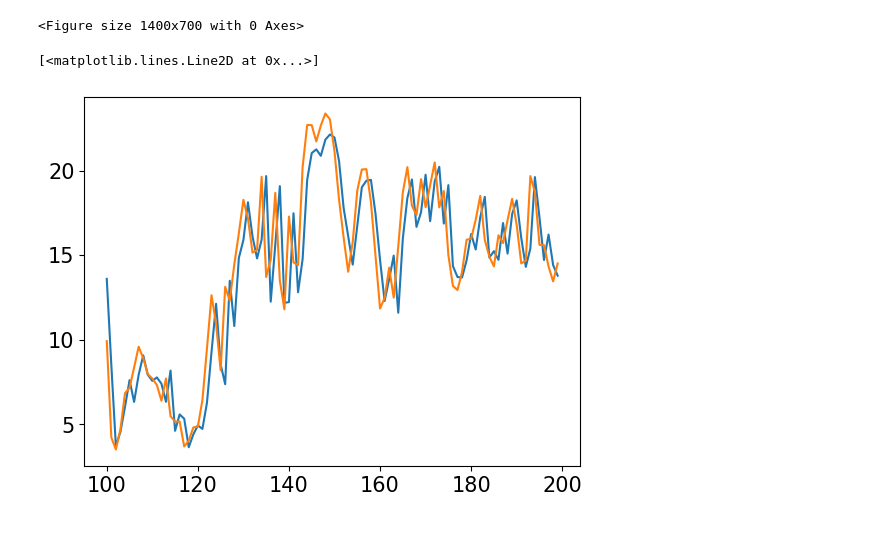
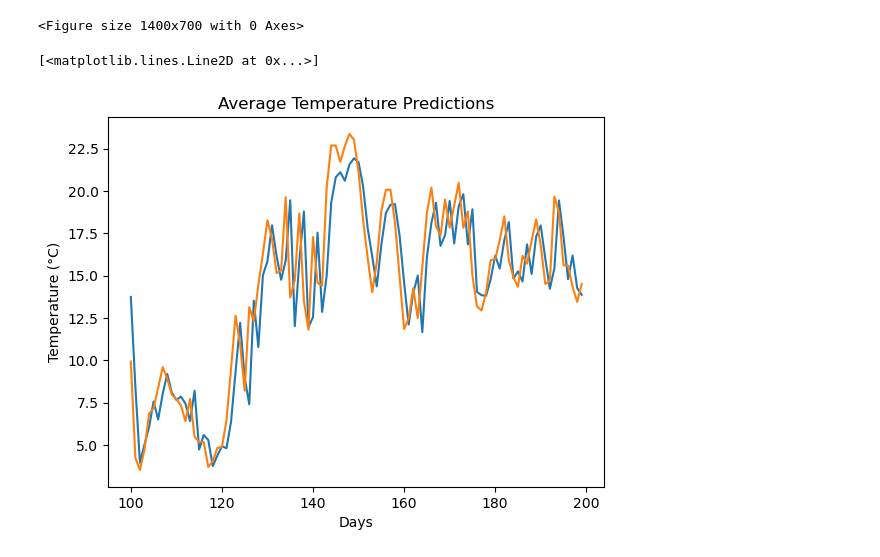
Before and after one commit to AliAlpOezer/Time-Series-Analysis, a Jupyter notebook: Time Series Forecasting.ipynb, the cells around one changed output. Cells and saved outputs as stored; diff of their text form; code cells hidden in the pictures.

```diff
--- a/Time Series Forecasting.ipynb
+++ b/Time Series Forecasting.ipynb
@@ -45,7 +48,7 @@ To begin our exploration, we will:
 This initial exploration will help us gain insights into the dataset and prepare it for further analysis and modeling.
 # %%
 # Read the datasetb
-weather_würzburg_df = pd.read_excel('C:/Users/AliAlpOezer/Desktop/Time Series Forecasting Papers &  relevant files/historische-wetterdaten-kompakt-1979-2021.xlsx', index_col=[0], parse_dates=[0])
+weather_würzburg_df = pd.read_excel('C:/Users/AliAlpOezer/Desktop/Time_Series_Forecasting_Papers_and_relevant_files/historische-wetterdaten-kompakt-1979-2021.xlsx', index_col=[0], parse_dates=[0])
 # %%
 # Inspect the first few rows
 print(weather_würzburg_df.head())
@@ -283,8 +521,8 @@ def df_to_X_y(df, window_size=5):
     return np.array(X), np.array(y)
 
 window_size = 5  # Adjust the window size as needed
-X_train, y_train = df_to_X_y(pd.DataFrame(train_data), window_size)
-X_test, y_test = df_to_X_y(pd.DataFrame(test_data), window_size)
+X_train, y_train = df_to_X_y(pd.DataFrame(train_df["temp_avg"]), window_size)
+X_test, y_test = df_to_X_y(pd.DataFrame(test_df["temp_avg"]), window_size)
 # %% [markdown]
 ### Model Architecture
 
@@ -431,11 +653,14 @@ plt.figure(figsize=(14, 7))
 <Figure size 1400x700 with 0 Axes>
 <Figure size 1400x700 with 0 Axes>
 # %%
+plt.title('Average Temperature Predictions')
+plt.xlabel('Days')
+plt.ylabel('Temperature (°C)')
 plt.plot(train_results['Train Predictions'][100:200])
 plt.plot(train_results['Actuals'][100:200])
 # %% [output]
 [<matplotlib.lines.Line2D at 0x...>]
-[figure, old version]
+[figure, new version]
 # %%
 test_predictions = model.predict(X_test).flatten()
 test_results = pd.DataFrame(data={'Test Predictions':test_predictions, 'Actuals':y_test.flatten()})
```
Also changed, not shown: parts of 115 cells of this notebook, 1 other file.
